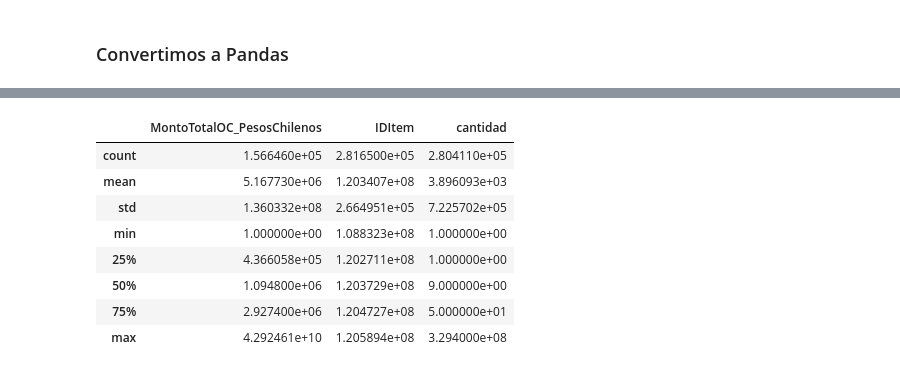
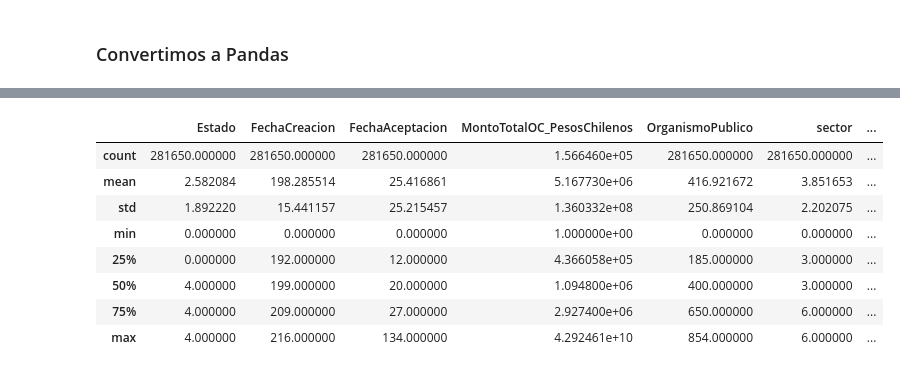
Before and after one commit to FranRossi/Big-Data-Project, a Jupyter notebook: Obligatorio_Francisco_Rossi_Ivan_Monjardin.ipynb, the cells around one changed output, grey strips where cells are left out. Drawn from its saved outputs; the diff is of its cells as text; code cells hidden in the pictures.

```diff
--- a/Obligatorio_Francisco_Rossi_Ivan_Monjardin.ipynb
+++ b/Obligatorio_Francisco_Rossi_Ivan_Monjardin.ipynb
@@ -349,16 +350,24 @@ dfp.head(10)
 | 7 | Aceptada | 2020-08-05 | 2022-01-10 | 2852290.0 | HOSPITAL BASE OSORNO | Salud | ... |
 | 8 | Aceptada | 2020-08-05 | 2022-01-10 | NaN | HOSPITAL BASE OSORNO | Salud | ... |
 | 9 | Aceptada | 2020-08-05 | 2022-01-10 | 7645468.0 | HOSPITAL BASE OSORNO | Salud | ... |
+# %%
+df_category = dfp
+for col in df_category.columns:
+    if dict(df.dtypes)[col] == 'string':
+        df_category[col] = df_category[col].astype('category')
+        df_category[col] = df_category[col].cat.codes
+# %%
+dfpandas = df_category
 # %%
-dfp.describe() #vemos la descripción estadística de los datos numéricos
+dfpandas.describe() #vemos la descripción estadística de los datos numéricos
 # %% [output]
-|  | MontoTotalOC_PesosChilenos | IDItem | cantidad |
-| count | 1.566460e+05 | 2.816500e+05 | 2.804110e+05 |
-| mean | 5.167730e+06 | 1.203407e+08 | 3.896093e+03 |
-| std | 1.360332e+08 | 2.664951e+05 | 7.225702e+05 |
-| min | 1.000000e+00 | 1.088323e+08 | 1.000000e+00 |
-| 25% | 4.366058e+05 | 1.202711e+08 | 1.000000e+00 |
-| 50% | 1.094800e+06 | 1.203729e+08 | 9.000000e+00 |
-| 75% | 2.927400e+06 | 1.204727e+08 | 5.000000e+01 |
-| max | 4.292461e+10 | 1.205894e+08 | 3.294000e+08 |
+|  | Estado | FechaCreacion | FechaAceptacion | MontoTotalOC_PesosChilenos | OrganismoPublico | sector | ... |
+| count | 281650.000000 | 281650.000000 | 281650.000000 | 1.566460e+05 | 281650.000000 | 281650.000000 | ... |
+| mean | 2.582084 | 198.285514 | 25.416861 | 5.167730e+06 | 416.921672 | 3.851653 | ... |
+| std | 1.892220 | 15.441157 | 25.215457 | 1.360332e+08 | 250.869104 | 2.202075 | ... |
+| min | 0.000000 | 0.000000 | 0.000000 | 1.000000e+00 | 0.000000 | 0.000000 | ... |
+| 25% | 0.000000 | 192.000000 | 12.000000 | 4.366058e+05 | 185.000000 | 3.000000 | ... |
+| 50% | 4.000000 | 199.000000 | 20.000000 | 1.094800e+06 | 400.000000 | 3.000000 | ... |
+| 75% | 4.000000 | 209.000000 | 27.000000 | 2.927400e+06 | 650.000000 | 6.000000 | ... |
+| max | 4.000000 | 216.000000 | 134.000000 | 4.292461e+10 | 854.000000 | 6.000000 | ... |
 # %%
```
Also changed, not shown: parts of 9 cells of this notebook.
